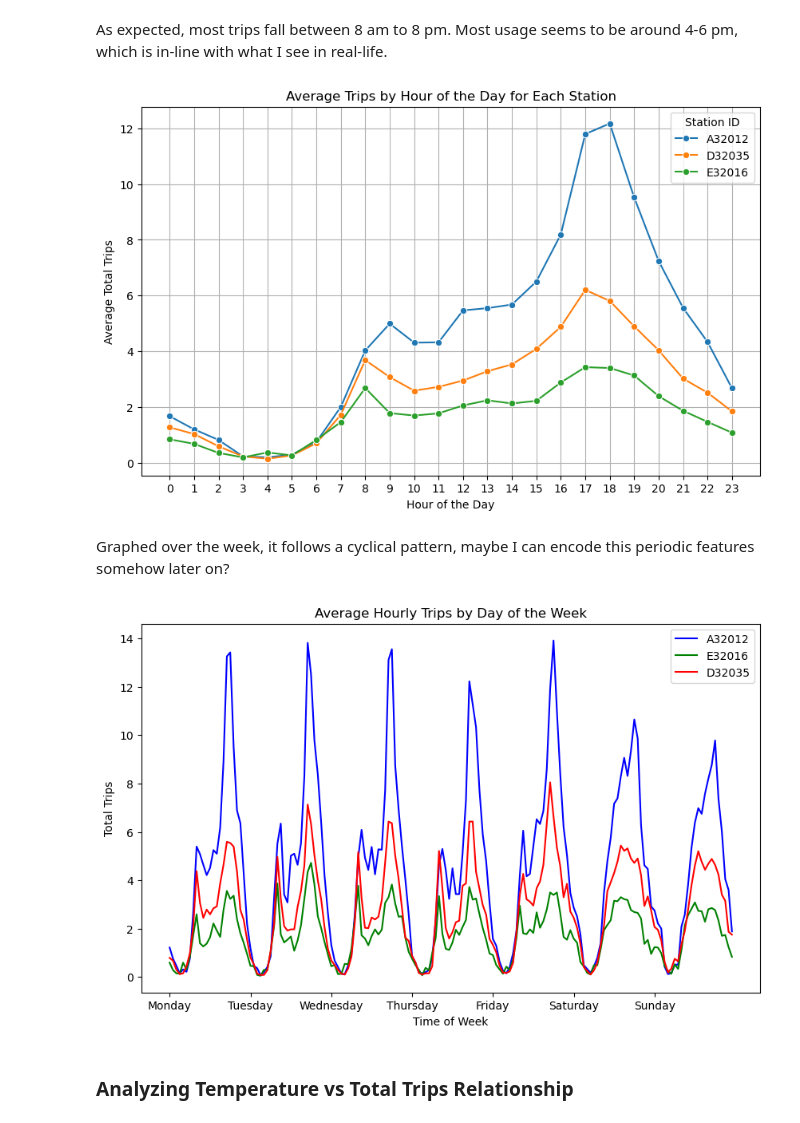
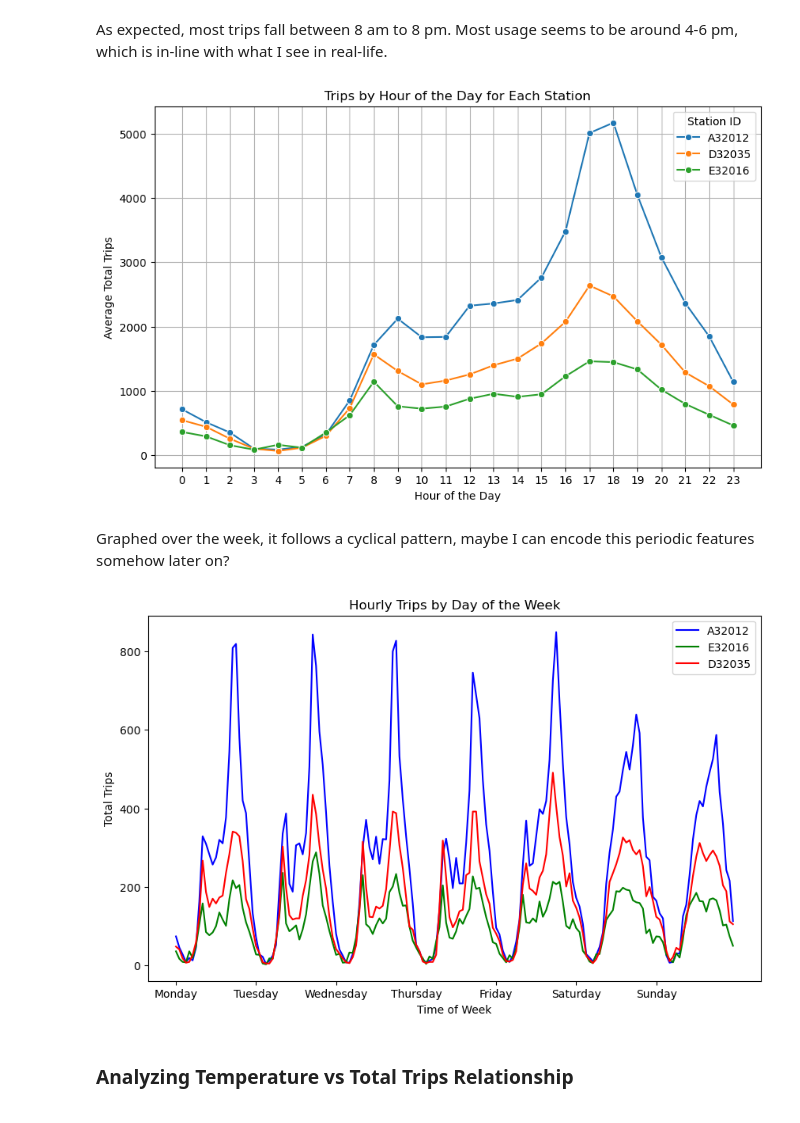
Before and after one commit to jamesyoung-15/Bluebikes-Availability-Predictor, a Jupyter notebook: notebook/ml-bike-predictor.ipynb, the cells around one changed output. Cells and saved outputs as stored; diff of their text form; code cells hidden in the pictures.

```diff
--- a/notebook/ml-bike-predictor.ipynb
+++ b/notebook/ml-bike-predictor.ipynb
@@ -22,13 +22,13 @@ My data consists of historical Blue Bike trip data and Boston's weather data. We
 ### 1.1. Initialization
 # %%
 # init data and download trip data csv files
-data_path = './trip_data'
+data_path = './data'
 
 # trip data range
 start_year = 2024
-end_year = 2024
+end_year = 2025
 start_month = 1
-end_month = 12
+end_month = 2
 start_date = datetime(start_year, start_month, 1)
 end_date = datetime(end_year, end_month, 1)
 current_date = start_date
@@ -40,25 +40,4 @@ weather_end_date = datetime(weather_end_year, weather_end_month, 1)
 weather_csv = f"{start_date.strftime('%Y%m%d')}-{datetime(weather_end_date.year, weather_end_month, 1).strftime('%Y%m%d')}-weather-data.csv"
 
 # time intervals
-time_interval = "60min"
+time_interval = "30min"
-# %%
-# init data and download trip data csv files
-
-data_path = './trip_data'
-
-# trip data range, currently using Jan 2024 to 2025 Jan
-start_year = 2024
-end_year = 2025
-start_month = 1
-end_month = 2
-start_date = datetime(start_year, start_month, 1)
-end_date = datetime(end_year, end_month, 1)
-current_date = start_date
-
-# weather csv filename
-weather_end_month = end_month + 1 if end_month != 12 else 1
-weather_end_year = end_year + 1 if end_month == 12 else end_year
-weather_end_date = datetime(weather_end_year, weather_end_month, 1)
-weather_csv = f"{start_date.strftime('%Y%m%d')}-{datetime(weather_end_date.year, weather_end_month, 1).strftime('%Y%m%d')}-weather-data.csv"
-
-weather_csv
@@ -392,12 +364,12 @@ plt.show()
 As expected, most trips fall between 8 am to 8 pm. Most usage seems to be around 4-6 pm, which is in-line with what I see in real-life.
 # %%
 # Group by hour of the day and station
-hourly_trips = base_df.groupby(["hour", "station_id"])["total_trips"].mean().reset_index()
+hourly_trips = base_df.groupby(["hour", "station_id"])["total_trips"].sum().reset_index()
 
 # Plot average trips by hour of the day
 plt.figure(figsize=(10, 6))
 sns.lineplot(data=hourly_trips, x="hour", y="total_trips", hue="station_id", marker="o")
-plt.title("Average Trips by Hour of the Day for Each Station")
+plt.title("Trips by Hour of the Day for Each Station")
 plt.xlabel("Hour of the Day")
 plt.xticks(range(0, 24))
 plt.ylabel("Average Total Trips")
@@ -405,23 +377,23 @@ plt.legend(title="Station ID")
 plt.grid()
 plt.show()
 # %% [output]
-[figure, old version]
+[figure, new version]
 # %% [markdown]
 Graphed over the week, it follows a cyclical pattern, maybe I can encode this periodic features somehow later on?
 # %%
 # plot average hourly demand for the week for each station
 fig, ax = plt.subplots(figsize=(10, 6))
-ax.set_title(f"Average Hourly Trips by Day of the Week")
+ax.set_title(f"Hourly Trips by Day of the Week")
 ax.set_ylabel("Total Trips")
 for idx, station_id in enumerate(station_ids):
-    hour_week_trips = base_df[base_df["station_id"]==station_id].groupby(["station_id", "day_of_week", "hour"])["total_trips"].mean()
+    hour_week_trips = base_df[base_df["station_id"]==station_id].groupby(["station_id", "day_of_week", "hour"])["total_trips"].sum()
     hour_week_trips.plot(ax=ax, color="bgr"[idx])
     ax.legend(station_ids)
     ax.set_xticks(range(0, 24*7, 24))
     ax.set_xticklabels(weekday_mapping.values())
     ax.set_xlabel("Time of Week")
 # %% [output]
-[figure, old version]
+[figure, new version]
 # %% [markdown]
 ### Analyzing Temperature vs Total Trips Relationship
 # %% [markdown]
```
Also changed, not shown: parts of 20 cells of this notebook, 21 other files.
